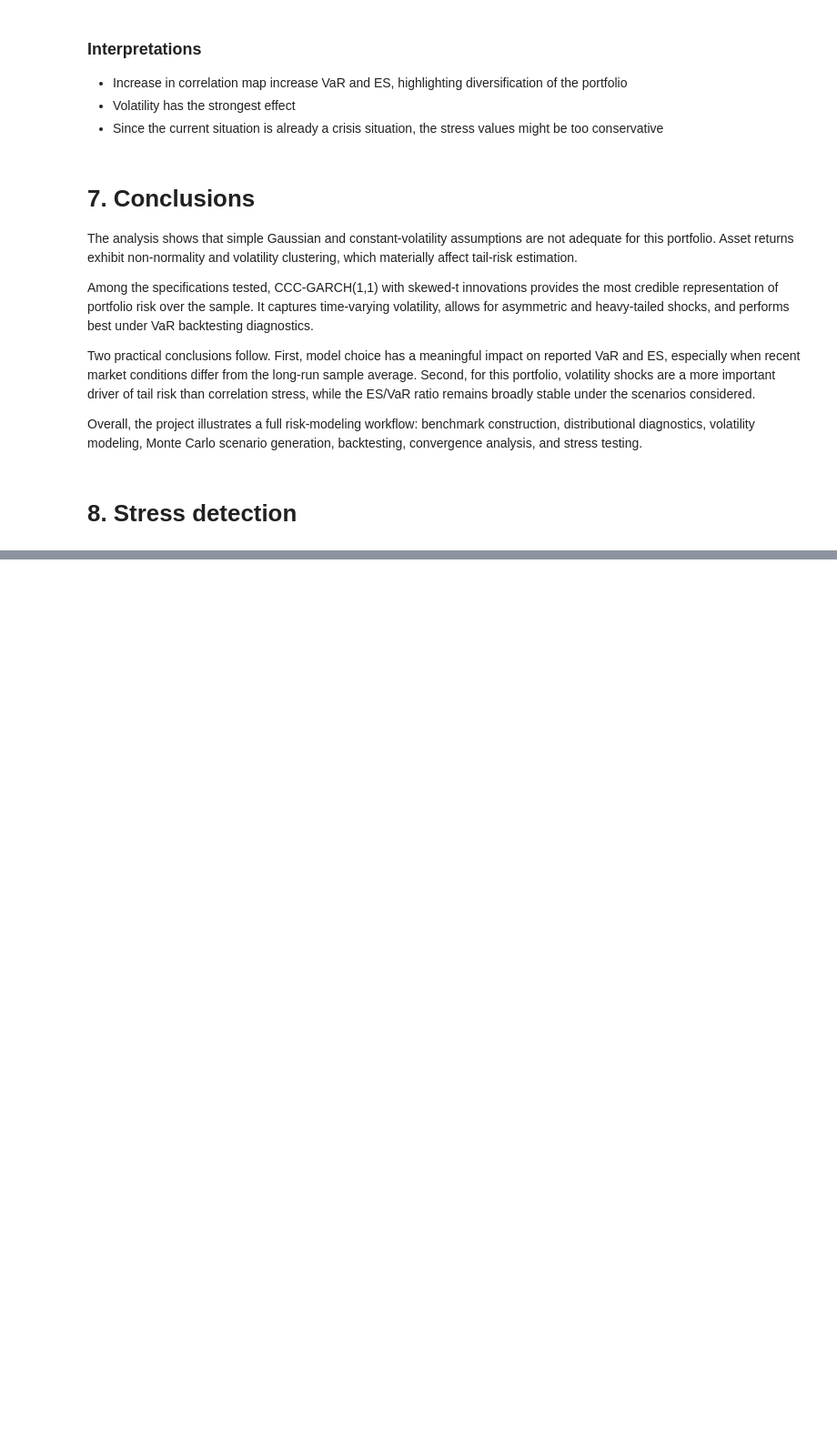
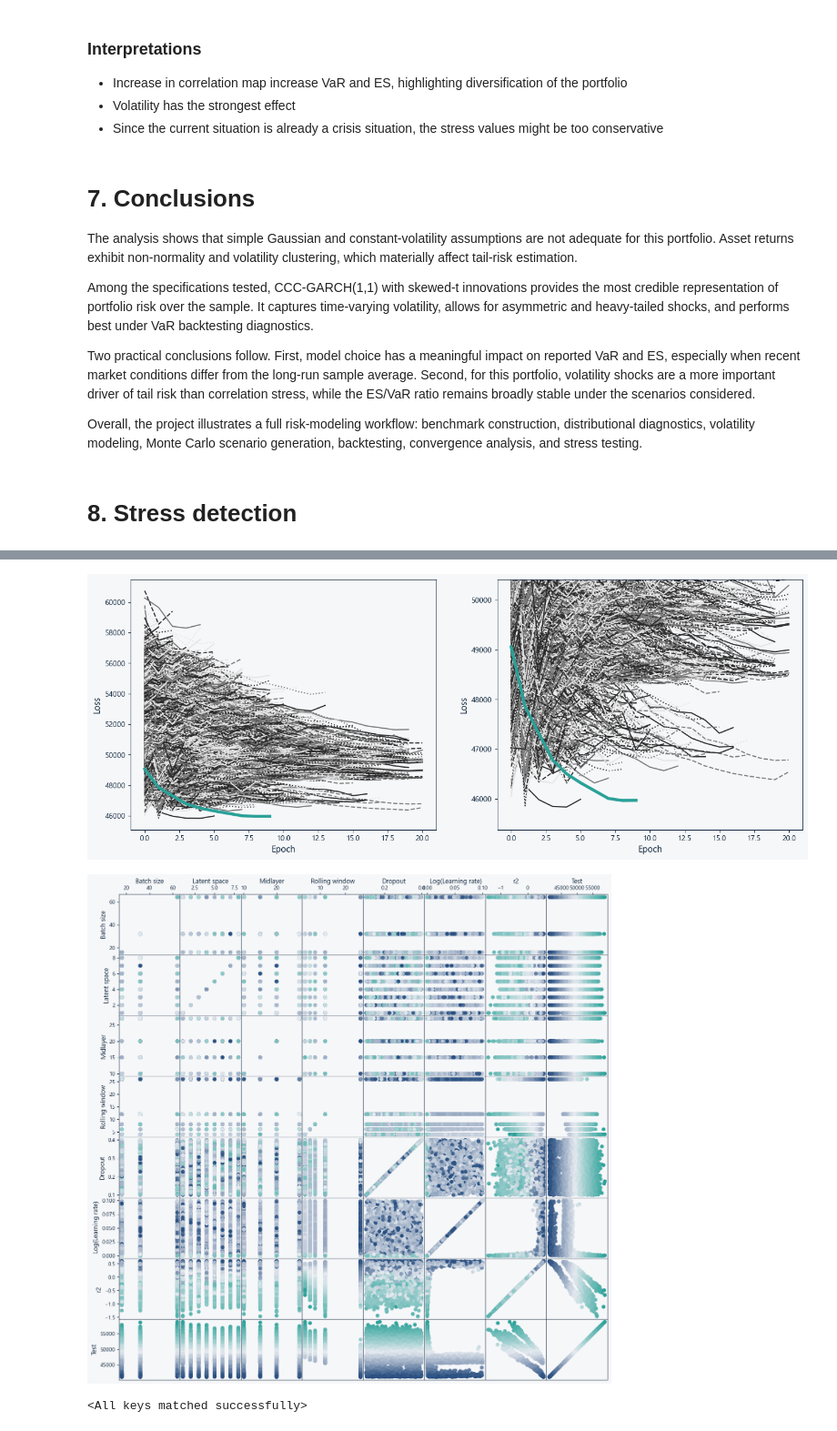
Before and after one commit to ValVal-Data/VaR, a Jupyter notebook: Main.ipynb, the cells around one changed output, grey strips where cells are left out. Shown at 91% size. Drawn from its saved outputs; the diff is of its cells as text; code cells hidden in the pictures; blank space fills up the shorter version.

Commit message:
Introduce variational autoencoder

```diff
--- a/Main.ipynb
+++ b/Main.ipynb
@@ -335,15 +436,15 @@ histVar=returnsS(dataClose)
 histVar=histVar.iloc[:,:-1]
 logHistVar=returnsL(dataClose)
 # %%
-loss_fn=tr.nn.MSELoss()
+loss_fn=vae_loss
 batch_size=[16,32,64]
 h=[4,6,8,12,26]
 si=len(histVar.columns)
 ms=[1.1,1.5,2,3]
-ls=[1,2,3,5,26]
+ls=[1,2,3,4,5,6,7,8]
 fe=6
 layer=gen_mode([fe*si],ms,ls)
-learning_rate=(-5,-1)
+learning_rate=(-4,-1)
 dropout=(0.1,0.4)
 # %%
-opti=random_opti(histVar,500,batch_size,layer,h,learning_rate,dropout,loss_fn,0.8,0.9,100,5,5,0.05,5,si,fe)
+opti=random_opti(histVar,5000,batch_size,layer,h,learning_rate,dropout,loss_fn,0.8,0.9,500,10,5,0.05,10,si,fe)
@@ -350,5 +469,8 @@ opti=random_opti(histVar,500,batch_size,layer,h,learning_rate,dropout,loss_fn,0.
 # %%
-plotNNProgess(opti)
+plotNNProgess(opti,0.1)
 name=["Batch size","Latent space","Midlayer","Rolling window","Dropout"," Log(Learning rate)","r2","Test"]
 plotParamNN(name,opti)
+# %% [output]
+[figure, added]
+[figure, added]
 # %%
@@ -368,0 +492,8 @@ plotClusterScores(r,coded)
+# %%
+with open("Results/model.json","r") as f:
+    popti=json.load(f)
+wopti=tr.torch.load("Results/weights.pth")
+mopti=VariationalAutoencoder(popti["Dimensions"],0).to("cpu")
+mopti.load_state_dict(wopti)
+# %% [output]
+<All keys matched successfully>
```
Also changed, not shown: parts of 19 cells of this notebook, 4 other files.
